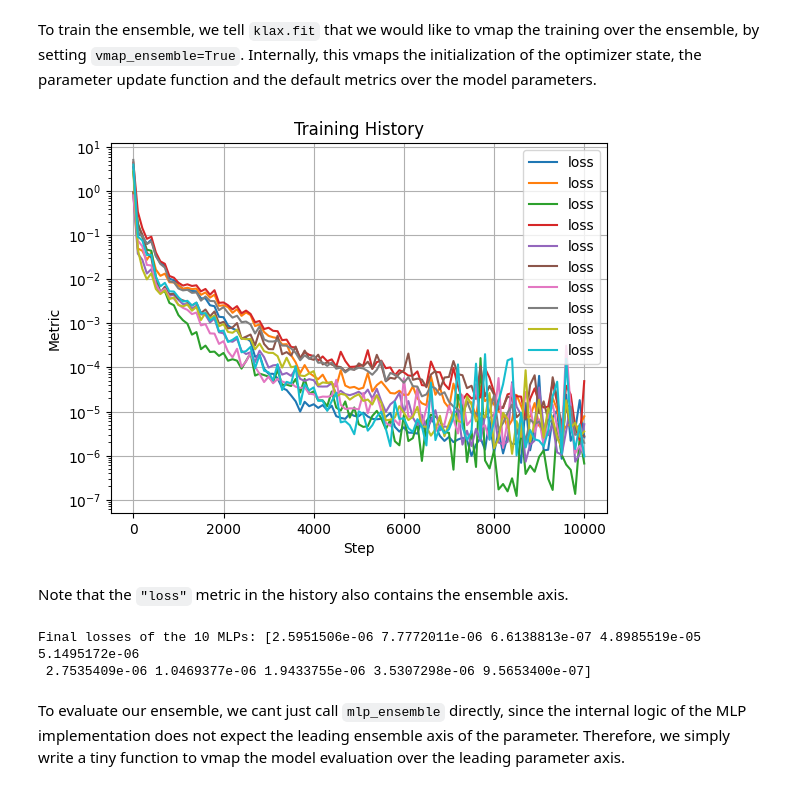
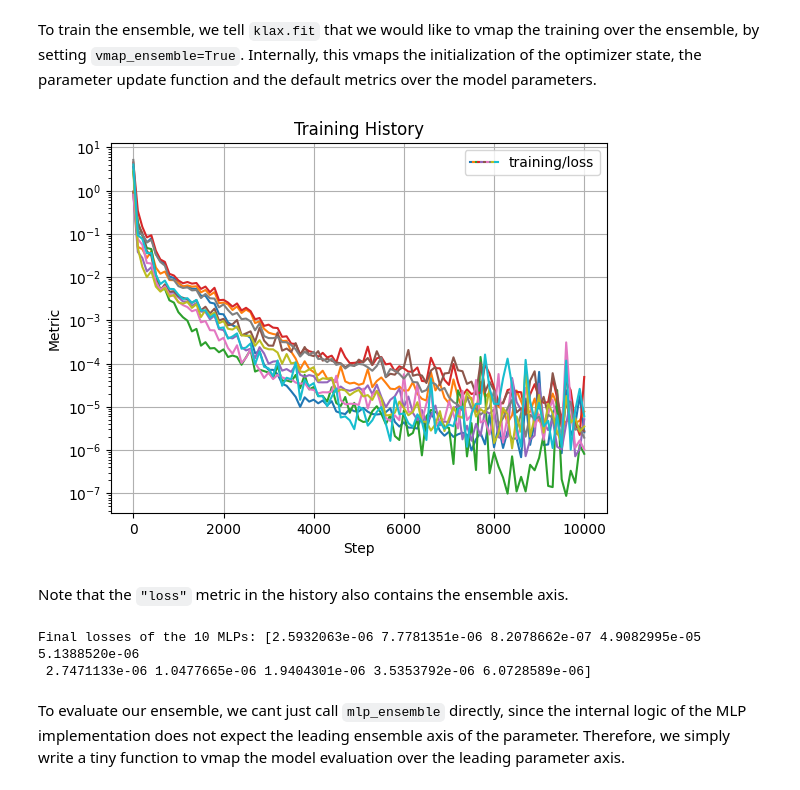
Before and after one commit to Drenderer/klax, a Jupyter notebook: docs/examples/ensemble_training.ipynb, the cells around one changed output. Cells and saved outputs as stored; diff of their text form; code cells hidden in the pictures.

Commit message:
Updated ensemble_training notebook to work with the new klax.

```diff
--- a/docs/examples/ensemble_training.ipynb
+++ b/docs/examples/ensemble_training.ipynb
@@ -68,26 +68,26 @@ update function and the default metrics over the model parameters.
 # %%
 mlp_ensemble, history = klax.fit(
     mlp_ensemble,
     data,
     loss=klax.mse,
     steps=10_000,
     batch_size=32,
     vmap_ensemble=True,
     key=jr.key(0),
 )
 
-history.plot("loss")
+history.plot()
 plt.show()
 # %% [output]
-[figure, old version]
+[figure, new version]
 # %% [markdown]
 Note that the `"loss"` metric in the history also contains the ensemble axis.
 # %%
-final_losses = history["loss"][1][-1]
+final_losses = history["training/loss"].values[-1]
 print(f"Final losses of the 10 MLPs: {final_losses}")
 # %% [output]
-Final losses of the 10 MLPs: [2.5951506e-06 7.7772011e-06 6.6138813e-07 4.8985519e-05 5.1495172e-06
- 2.7535409e-06 1.0469377e-06 1.9433755e-06 3.5307298e-06 9.5653400e-07]
+Final losses of the 10 MLPs: [2.5932063e-06 7.7781351e-06 8.2078662e-07 4.9082995e-05 5.1388520e-06
+ 2.7471133e-06 1.0477665e-06 1.9404301e-06 3.5353792e-06 6.0728589e-06]
 # %% [markdown]
 To evaluate our ensemble, we cant just call `mlp_ensemble` directly, since the
 internal logic of the MLP implementation does not expect the leading ensemble
```
